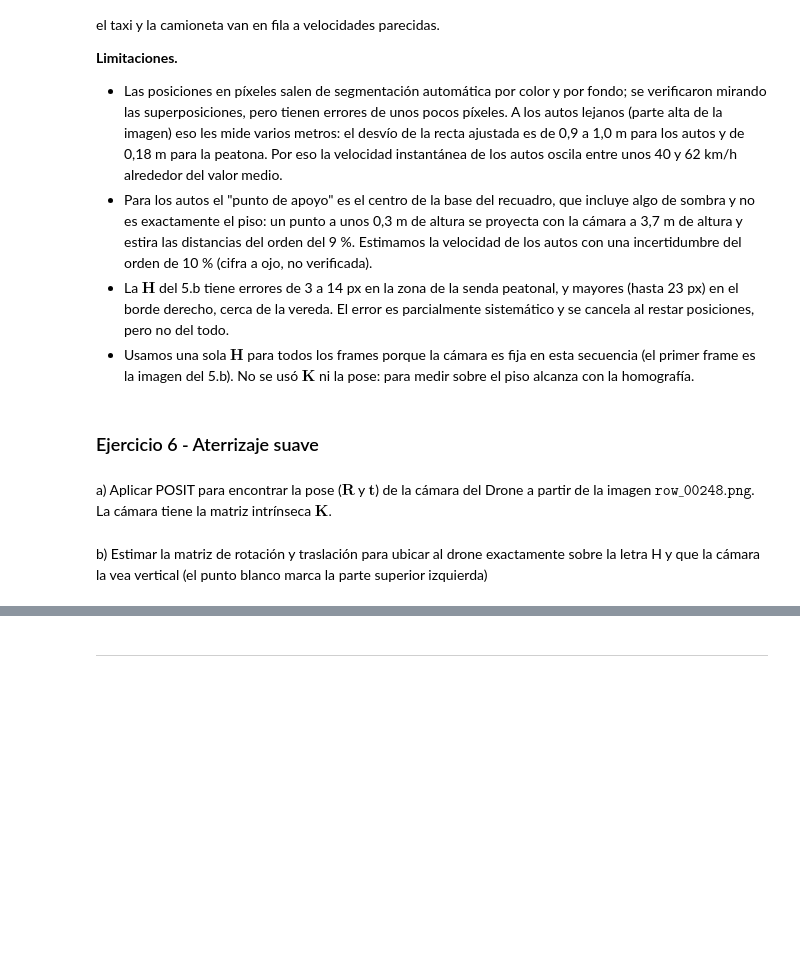
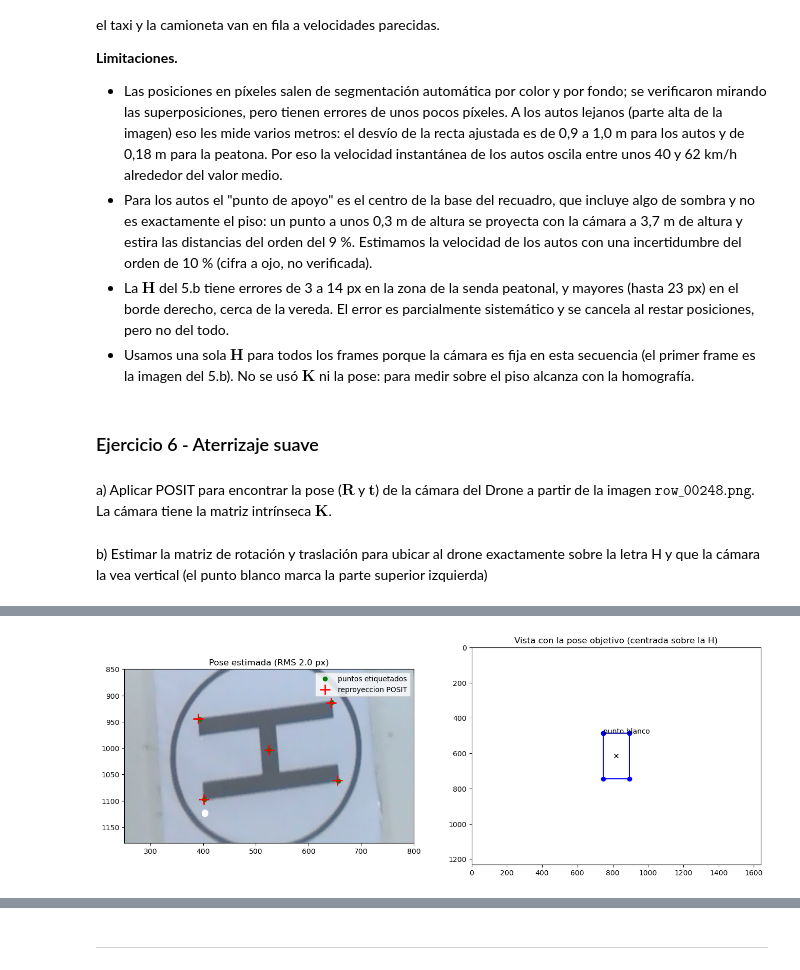
Before and after one commit to insualucia/ALC-2C-2026, a Jupyter notebook: tp/template-alumnos-20261027/grupo_XX_TP.ipynb, the cells around one changed output, grey strips where cells are left out. Drawn from its saved outputs; the diff is of its cells as text; code cells hidden in the pictures; blank space fills up the shorter version.

Commit message:
TP: Ej. 6 (POSIT coplanar), tests, alc.py y notebook actualizados; ecuaciones en los .md de Ej. 2, 3 y 6
Co-Authored-By: Claude Sonnet 5.5 <noreply@anthropic.com>

```diff
--- a/tp/template-alumnos-20261027/grupo_XX_TP.ipynb
+++ b/tp/template-alumnos-20261027/grupo_XX_TP.ipynb
@@ -496,3 +496,71 @@ La velocidad de la peatona es la de una caminata normal y la de los autos es raz
 a) Aplicar POSIT para encontrar la pose ($\mathbf{R}$ y $\mathbf{t}$) de la cámara del Drone a partir de la imagen $\texttt{row\_00248.png}$. La cámara tiene la matriz intrínseca $\mathbf{K}$.
 # %% [markdown]
 b) Estimar la matriz de rotación y traslación para ubicar al drone exactamente sobre la letra H y que la cámara la vea vertical (el punto blanco marca la parte superior izquierda)
+# %%
+import os
+import numpy as np
+import matplotlib.pyplot as plt
+import matplotlib.image as mpimg
+from alc import (aplicarPOSIT, evaluarPose, reproyectarPose, calcularAx, multiplicacionDeMatrices,
+                 traspuesta, inversa)
+
+np.set_printoptions(precision=4, suppress=True)
+carpeta = [r for r, _, a in os.walk(".") if os.path.basename(r) == "heli"][0]
+K = np.loadtxt(os.path.join(carpeta, "K.csv"), delimiter=";")
+obj = np.genfromtxt(os.path.join(carpeta, "object_points.csv"), delimiter=";", skip_header=1,
+                    usecols=(1, 2, 3))          # M0 (centro de la H) y 4 esquinas, en metros
+
+# --- a) pixeles de las esquinas exteriores de la H, medidos sobre row_00248.png.
+# La H aparece girada 90 grados: su "arriba" apunta a la izquierda de la imagen y el punto
+# blanco (abajo a la izquierda) queda junto a la esquina sup. izq. de la H.
+esq = np.array([[402., 1097.],    # sup. izq. de la H (junto al punto blanco)
+                [393., 945.],     # sup. der.
+                [644., 913.],     # inf. der.
+                [657., 1062.]])   # inf. izq.
+# M0 (centro de la H) = cruce de las diagonales sup.izq-inf.der y sup.der-inf.izq:
+#   esq0 + s (esq2 - esq0) = esq1 + r (esq3 - esq1)
+M = np.array([esq[2] - esq[0], esq[1] - esq[3]]).T
+s, r = calcularAx(inversa(M), esq[1] - esq[0])
+m0 = esq[0] + s * (esq[2] - esq[0])
+img = np.vstack([m0, esq])                       # mismo orden que obj: M0 primero
+
+# --- a) POSIT
+R, t = aplicarPOSIT(obj, img, K, 100, 1e-10)
+validos, rms = evaluarPose(R, t, obj, img, K)
+print("M0 en la imagen:", m0)
+print("R =\n", R)
+print("t =", t, " (Z0 = %.2f m)" % t[2])
+print("puntos validos: %d de %d, RMS = %.2f px" % (validos, len(obj), rms))
+C = -calcularAx(traspuesta(R), t)                # centro de la camara en el sistema de la H
+print("camara en el sistema de la H (U, V, W) =", C)
+print("ortonormalidad: max|R R^T - I| = %.1e" % np.max(np.abs(multiplicacionDeMatrices(R, traspuesta(R)) - np.eye(3))))
+
+# --- b) pose objetivo: la camara sobre M0, mirando hacia abajo, con la H vertical en la imagen.
+# Imagen: x <-> +U, y (abajo) <-> -V (la H queda derecha, con el punto blanco arriba a la izquierda)
+# y el eje optico z <-> -W (hacia el piso). R_d = diag(1, -1, -1), det = +1.
+Rd = np.diag([1.0, -1.0, -1.0])
+td = np.array([0.0, 0.0, t[2]])                  # misma altura que ahora
+print("\nPose objetivo: R_d =\n", Rd, "\nt_d =", td)
+Rrel = multiplicacionDeMatrices(Rd, traspuesta(R))   # rotacion que lleva la orientacion actual a la objetivo
+print("Rotacion relativa R_d R^T =\n", Rrel)
+print("Desplazamiento de la camara (sistema de la H):", -C * np.array([1, 1, 0]), "-> %.2f m horizontal" % np.sqrt(C[0] ** 2 + C[1] ** 2))
+inclinacion = np.arccos(-R[2, 2])
+rumbo = np.arctan2(R[0, 1], R[0, 0])             # hacia donde apunta el eje x de la imagen, en el plano UV
+print("inclinacion del eje optico respecto de la vertical: %.1f grados" % np.degrees(inclinacion))
+print("giro de rumbo (eje x de la imagen: %.1f grados -> 0): %.1f grados" % (np.degrees(rumbo), -np.degrees(rumbo)))
+
+# reproyeccion con la pose estimada y con la objetivo
+fig, (ax1, ax2) = plt.subplots(1, 2, figsize=(16, 6))
+ax1.imshow(mpimg.imread(os.path.join(carpeta, "row_00248.png")))
+ax1.plot(img[:, 0], img[:, 1], "go", label="puntos etiquetados")
+rep = reproyectarPose(K, R, t, obj)
+ax1.plot(rep[:, 0], rep[:, 1], "r+", ms=14, mew=2, label="reproyeccion POSIT")
+ax1.set_xlim(250, 800); ax1.set_ylim(1180, 850); ax1.legend(); ax1.set_title("Pose estimada (RMS %.1f px)" % rms)
+rep = reproyectarPose(K, Rd, td, obj)
+ax2.plot(rep[[1, 2, 3, 4, 1], 0], rep[[1, 2, 3, 4, 1], 1], "b-o")
+ax2.plot(rep[0, 0], rep[0, 1], "kx")
+ax2.annotate("punto blanco", rep[1])
+ax2.set_xlim(0, 1640); ax2.set_ylim(1232, 0); ax2.set_aspect("equal")
+ax2.set_title("Vista con la pose objetivo (centrada sobre la H)")
+plt.show()
+# %% [output]
@@ -498,0 +584 @@ b) Estimar la matriz de rotación y traslación para ubicar al drone exactamente
+[figure, added]
```
Also changed, not shown: parts of 2 cells of this notebook, 7 other files.
